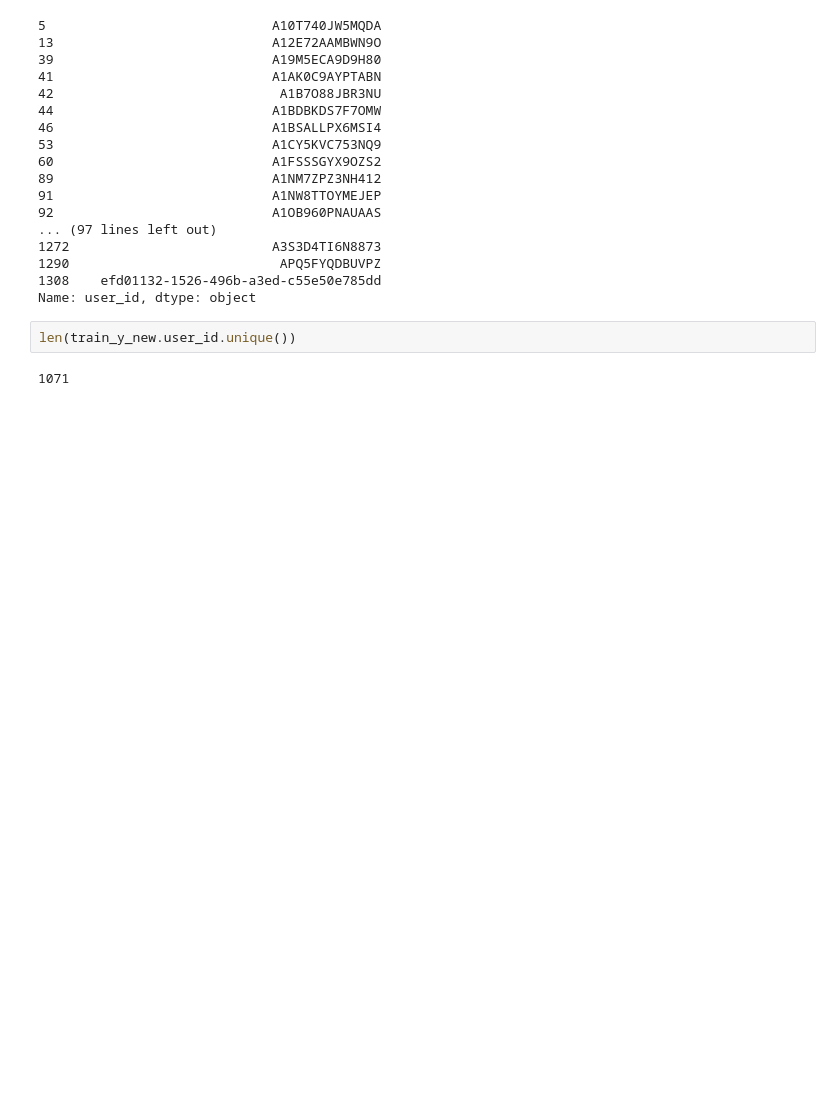
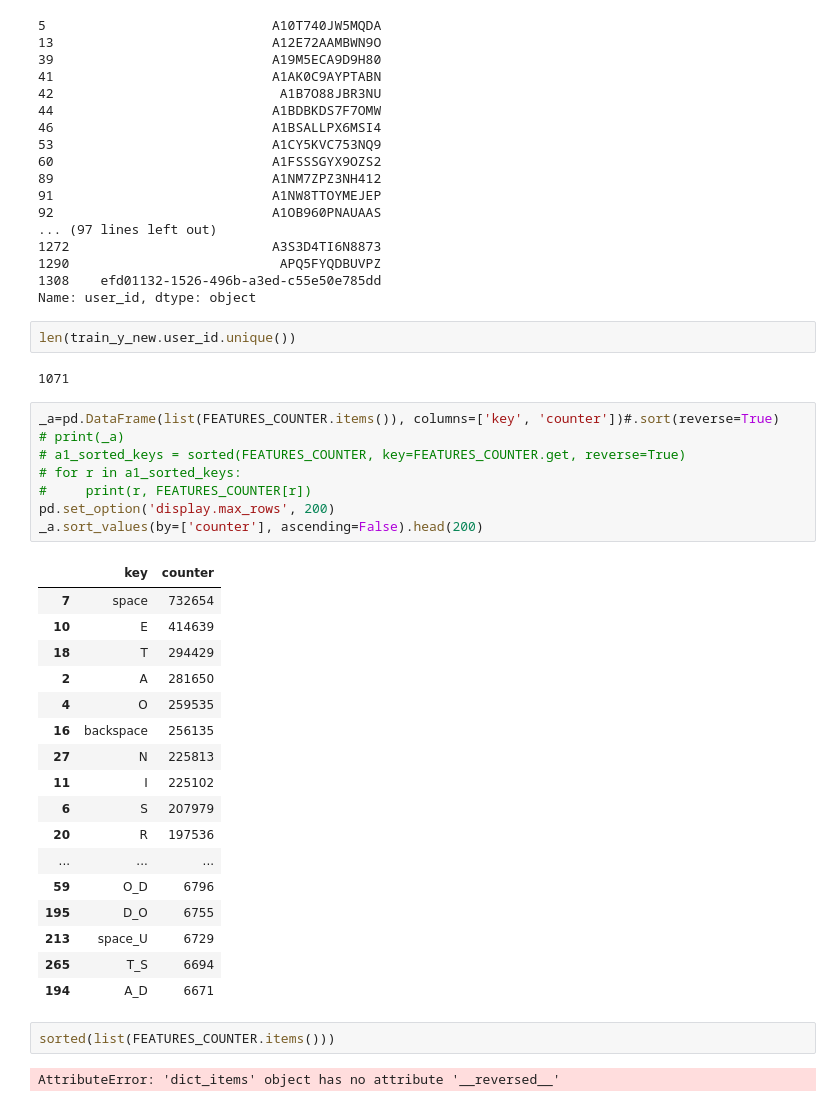
Before and after one commit to vbyno/keystroke_dynamics, a Jupyter notebook: hyperparameters_tunning.ipynb, the cells around one changed output. Cells and saved outputs as stored; diff of their text form; blank space fills up the shorter version.

```diff
--- a/hyperparameters_tunning.ipynb
+++ b/hyperparameters_tunning.ipynb
@@ -488,3 +493,33 @@ Name: user_id, dtype: object
 len(train_y_new.user_id.unique())
 # %% [output]
 1071
+# %%
+_a=pd.DataFrame(list(FEATURES_COUNTER.items()), columns=['key', 'counter'])#.sort(reverse=True)
+# print(_a)
+# a1_sorted_keys = sorted(FEATURES_COUNTER, key=FEATURES_COUNTER.get, reverse=True)
+# for r in a1_sorted_keys:
+#     print(r, FEATURES_COUNTER[r])
+pd.set_option('display.max_rows', 200)
+_a.sort_values(by=['counter'], ascending=False).head(200)
+# %% [output]
+|  | key | counter |
+| 7 | space | 732654 |
+| 10 | E | 414639 |
+| 18 | T | 294429 |
+| 2 | A | 281650 |
+| 4 | O | 259535 |
+| 16 | backspace | 256135 |
+| 27 | N | 225813 |
+| 11 | I | 225102 |
+| 6 | S | 207979 |
+| 20 | R | 197536 |
+| ... | ... | ... |
+| 59 | O_D | 6796 |
+| 195 | D_O | 6755 |
+| 213 | space_U | 6729 |
+| 265 | T_S | 6694 |
+| 194 | A_D | 6671 |
+# %%
+sorted(list(FEATURES_COUNTER.items()))
+# %% [output]
+AttributeError: 'dict_items' object has no attribute '__reversed__'
```
Also changed, not shown: parts of 13 cells of this notebook.
